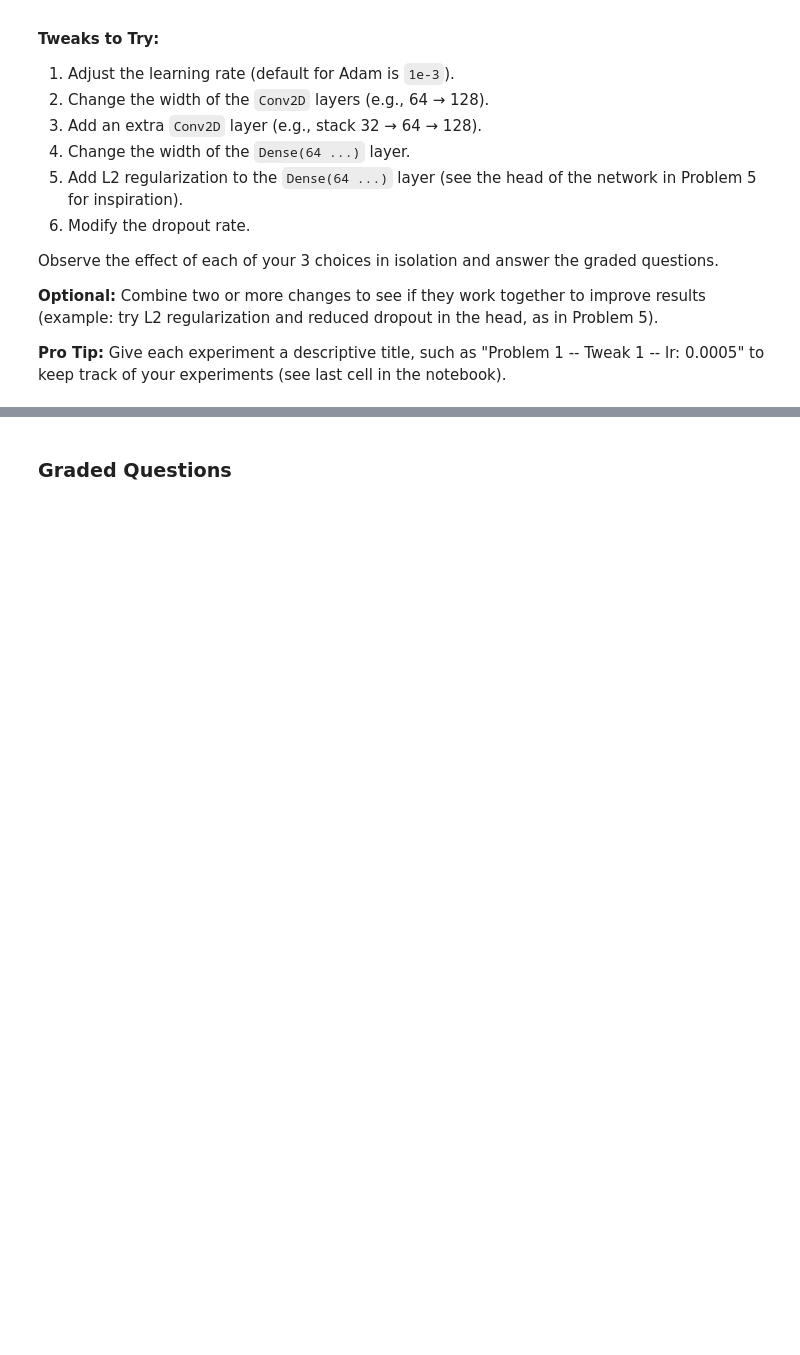
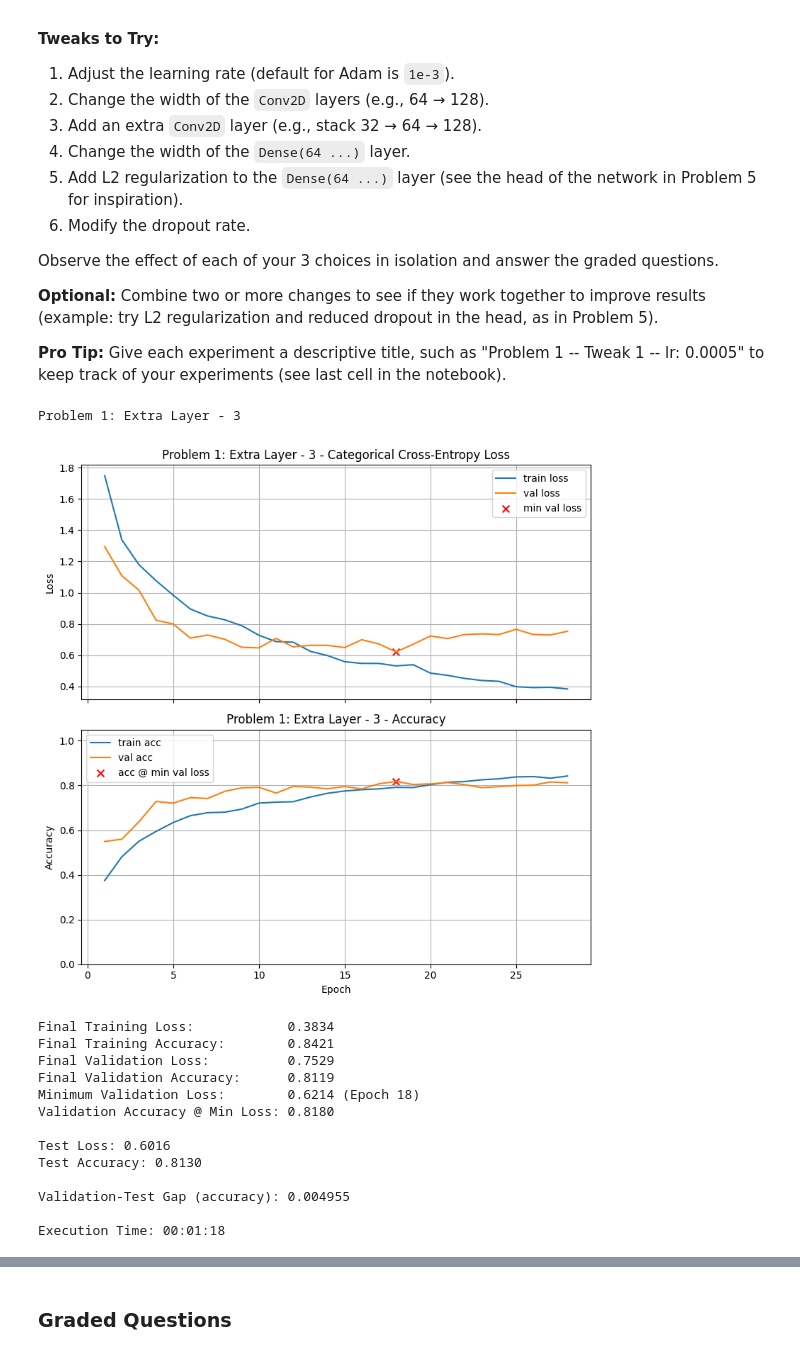
Before and after one commit to johnsahn2002/homework_04_amlai, a Jupyter notebook: Homework_04.ipynb, the cells around one changed output, grey strips where cells are left out. Drawn from its saved outputs; the diff is of its cells as text; code cells hidden in the pictures; blank space fills up the shorter version.

```diff
--- a/Homework_04.ipynb
+++ b/Homework_04.ipynb
@@ -364,3 +378,39 @@ Combine two or more changes to see if they work together to improve results (exa
 **Pro Tip:** Give each experiment a descriptive title, such as "Problem 1 -- Tweak 1 -- lr: 0.0005" to keep track of your experiments (see last cell in the notebook).
 # %%
 # Your code here, add additional cells if you wish
+
+model_baseline= models.Sequential([
+    Input(shape=X_train.shape[1:]),
+
+    Conv2D(32, (3,3), activation="relu", kernel_initializer=he, padding="same"),
+    MaxPooling2D(2),
+
+    Conv2D(64, (3,3), activation="relu", kernel_initializer=he, padding="same"),
+    MaxPooling2D(2),
+
+    Conv2D(128, (3,3), activation="relu", kernel_initializer=he, padding="same"),
+    MaxPooling2D(2),
+
+    Flatten(),
+    Dense(64, activation="relu",kernel_initializer=he),
+    Dropout(0.5),
+    Dense(num_classes, activation="softmax")
+])
+
+train_and_test(model_baseline,title="Problem 1: Extra Layer - 3")
+# %% [output]
+Problem 1: Extra Layer - 3
+[figure, added]
+Final Training Loss:            0.3834
+Final Training Accuracy:        0.8421
+Final Validation Loss:          0.7529
+Final Validation Accuracy:      0.8119
+Minimum Validation Loss:        0.6214 (Epoch 18)
+Validation Accuracy @ Min Loss: 0.8180
+
+Test Loss: 0.6016
+Test Accuracy: 0.8130
+
+Validation-Test Gap (accuracy): 0.004955
+
+Execution Time: 00:01:18
```
Also changed, not shown: parts of 36 cells of this notebook.
